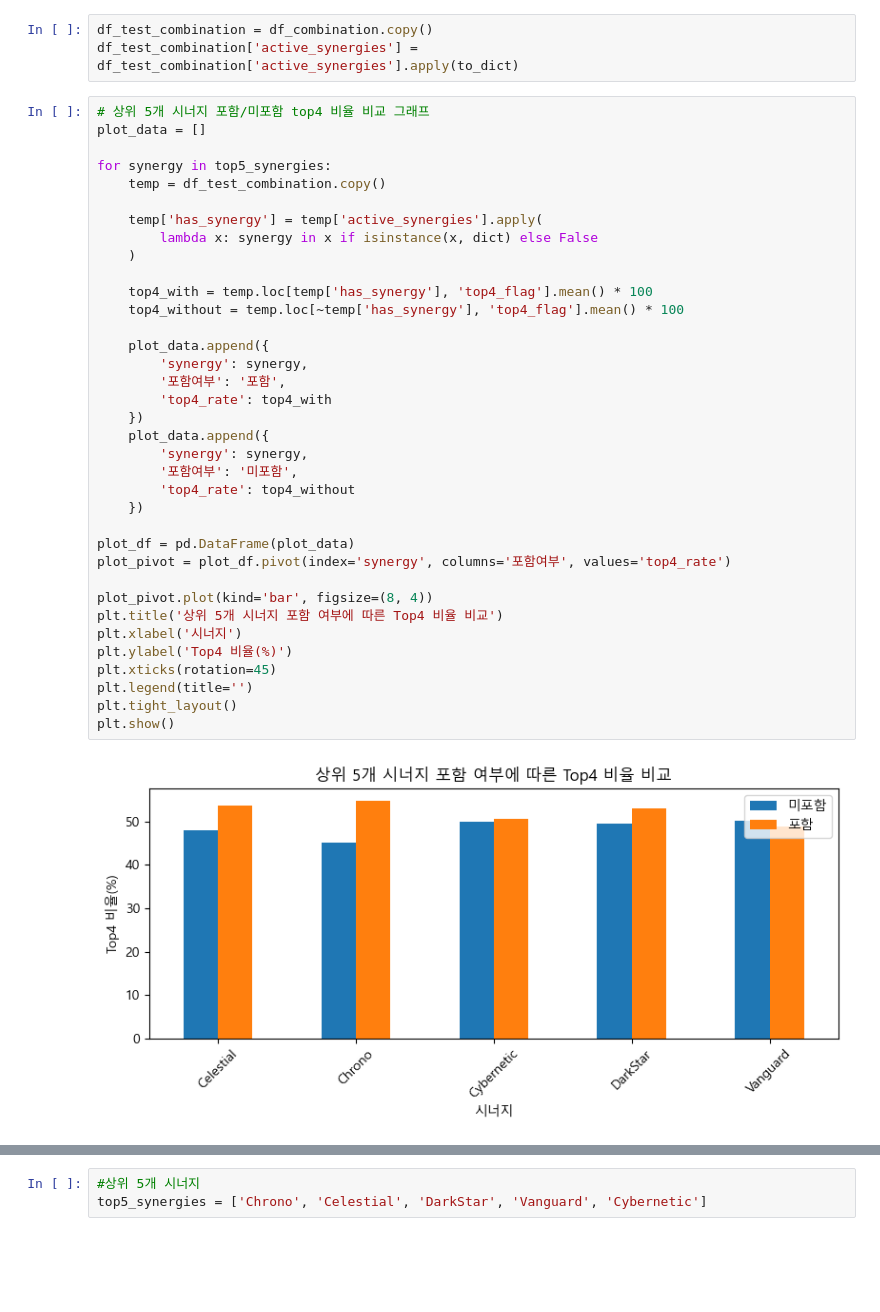
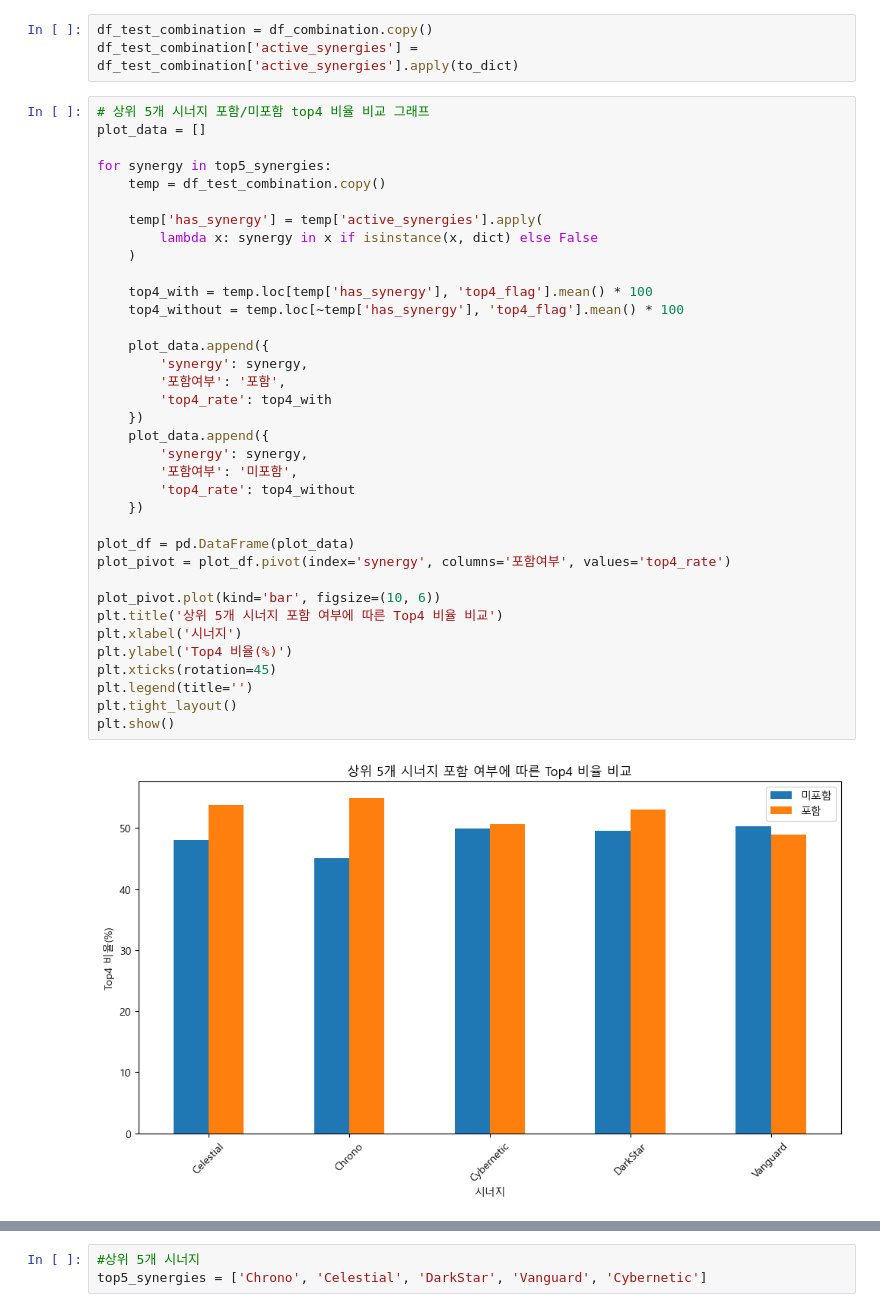
Before and after one commit to hanalo26/Third-project-sparta, a Jupyter notebook: works/suim_Kim/03-04.statistics_suim.ipynb, the cells around one changed output, grey strips where cells are left out. Saved outputs shown, nothing was run; the diff lists cells and outputs as text; blank space fills up the shorter version.

```diff
--- a/works/suim_Kim/03-04.statistics_suim.ipynb
+++ b/works/suim_Kim/03-04.statistics_suim.ipynb
@@ -501,32 +527,32 @@ for synergy in top5_synergies:
 
     temp['has_synergy'] = temp['active_synergies'].apply(
         lambda x: synergy in x if isinstance(x, dict) else False
     )
 
     top4_with = temp.loc[temp['has_synergy'], 'top4_flag'].mean() * 100
     top4_without = temp.loc[~temp['has_synergy'], 'top4_flag'].mean() * 100
 
     plot_data.append({
         'synergy': synergy,
         '포함여부': '포함',
         'top4_rate': top4_with
     })
     plot_data.append({
         'synergy': synergy,
         '포함여부': '미포함',
         'top4_rate': top4_without
     })
 
 plot_df = pd.DataFrame(plot_data)
 plot_pivot = plot_df.pivot(index='synergy', columns='포함여부', values='top4_rate')
 
-plot_pivot.plot(kind='bar', figsize=(8, 4))
+plot_pivot.plot(kind='bar', figsize=(10, 6))
 plt.title('상위 5개 시너지 포함 여부에 따른 Top4 비율 비교')
 plt.xlabel('시너지')
 plt.ylabel('Top4 비율(%)')
 plt.xticks(rotation=45)
 plt.legend(title='')
 plt.tight_layout()
 plt.show()
 # %% [output]
-[figure, old version]
+[figure, new version]
```
Also changed, not shown: parts of 33 cells of this notebook.
